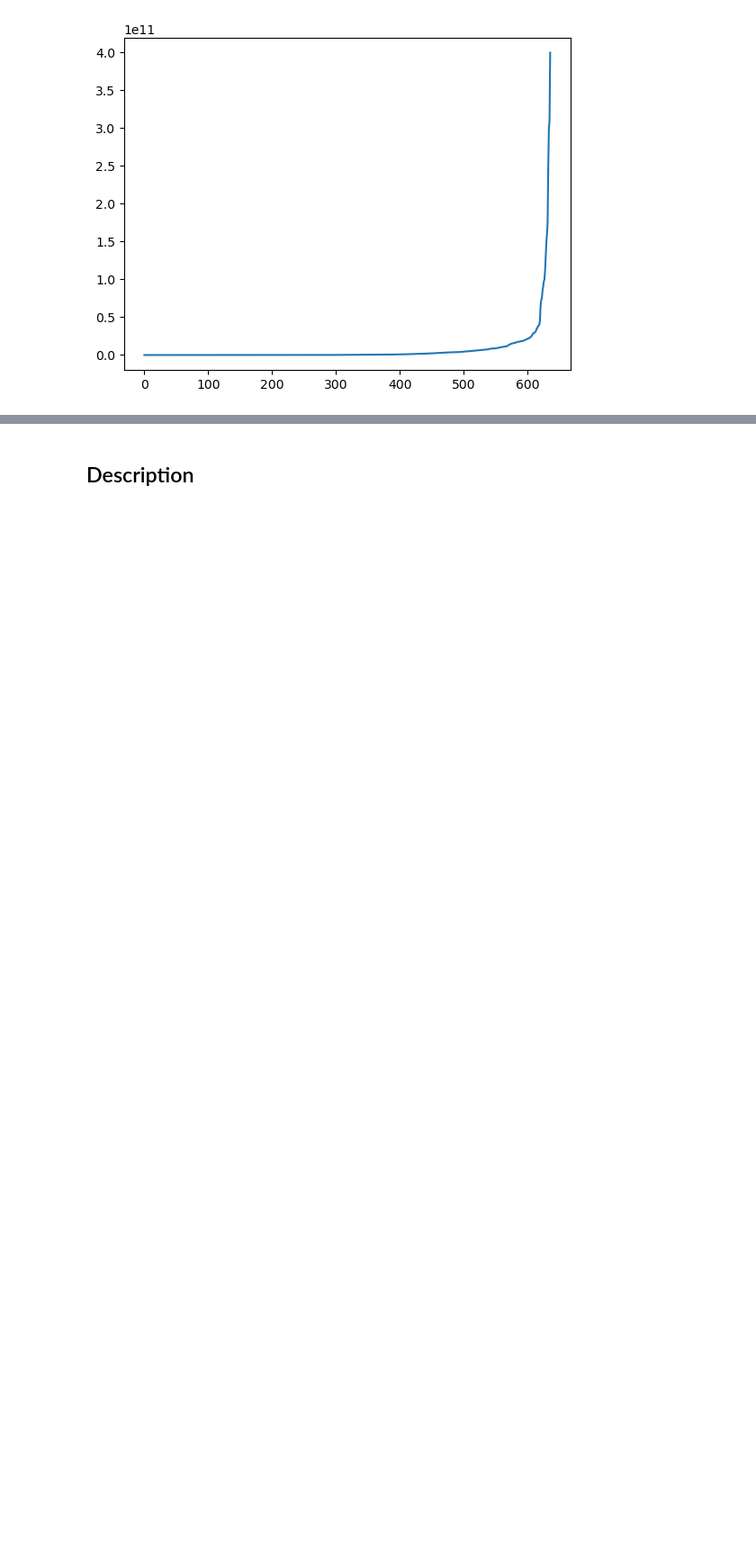
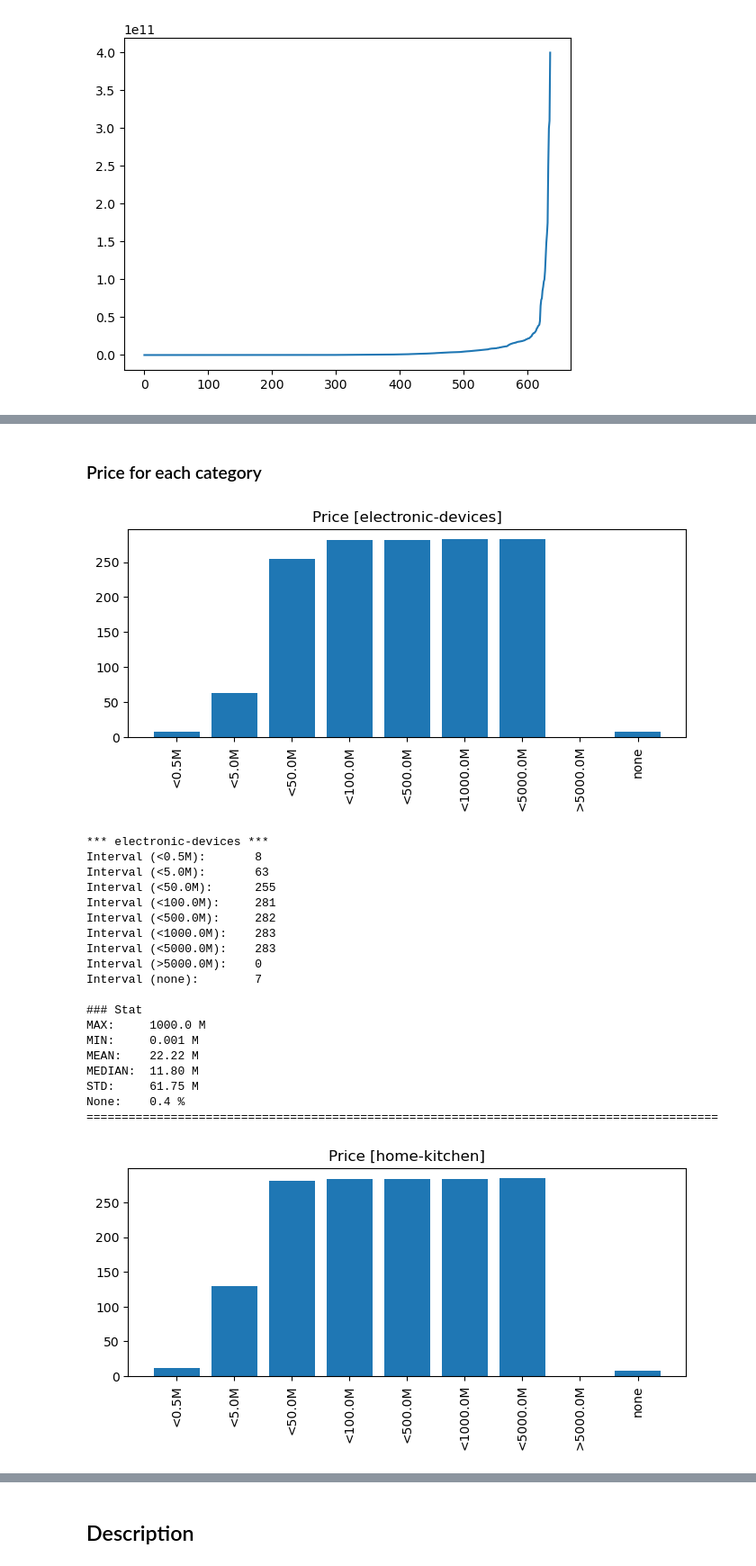
Before and after one commit to MMovasaghi/mlsd_ad_classification, a Jupyter notebook: code/EDA.ipynb, the cells around one changed output, grey strips where cells are left out. Shown at 90% size. Saved outputs shown, nothing was run; the diff lists cells and outputs as text; code cells hidden in the pictures; blank space fills up the shorter version.

```diff
--- a/code/EDA.ipynb
+++ b/code/EDA.ipynb
@@ -87,6 +87,8 @@ df
 df.to_csv("./../data/normalized_raw_data.csv", index=False)
 # %% [markdown]
 ## Analizing
+# %%
+df = pd.read_csv("./../data/normalized_raw_data.csv")
 # %%
 cat = {1:{}, 2:{}, 3:{}}
 cat[1] = {f"{c}":0 for c in np.unique(list(df["cat1"]))}
@@ -140,6 +146,7 @@ plt.bar(range(len(p_price_interval)), price, align='center')
 plt.xticks(range(len(p_price_interval)), p_price_interval, rotation='vertical')
 plt.show()
 
-list(zip(p_price_interval, price))
+for t, n in zip(p_price_interval, price):
+        print(f'Interval ({t}): \t{n}')
 # %% [output]
 [figure]
@@ -167,0 +178,64 @@ STD:     22528.20 M
+# %% [markdown]
+### Price for each category
+# %%
+def price_dist(category):
+    price = [0,0,0,0,0,0,0,0,0]
+    million = 1_000_000
+    price_interval = [500_000, 5_000_000, 50_000_000, 100_000_000, 500_000_000, 1_000_000_000, 5_000_000_000]
+    for p in df[df['cat1'] == category]["price"]:
+        for i, interval in enumerate(price_interval):
+            if p <= interval:
+                if p == -1:
+                    price[-1] += 1
+                else:
+                    price[i] += 1
+            if p > price_interval[-1]:
+                price[-2] += 1
+
+    plt.figure(figsize=(8,3))
+    p_price_interval = [f"<{c/million}M" for c in price_interval]
+    p_price_interval.append(f'>{price_interval[-1]/million}M')
+    p_price_interval.append('none')
+    plt.title(f"Price [{category}]")
+    plt.bar(range(len(p_price_interval)), price, align='center')
+    plt.xticks(range(len(p_price_interval)), p_price_interval, rotation='vertical')
+    plt.show()
+
+    print(f'*** {category} ***')
+    for t, n in zip(p_price_interval, price):
+        print(f'Interval ({t}): \t{n}')
+# %%
+for cat in np.unique(df['cat1']):
+    price_dist(category=cat)
+    print("\n### Stat")
+    price_list = df[(df["cat1"] == cat) & (df["price"] != -1)]["price"]
+    print(f"MAX:\t {np.max(price_list)/million} M")
+    print(f"MIN:\t {np.min(price_list)/million:.3f} M")
+    print(f"MEAN:\t {np.mean(price_list)/million:.2f} M")
+    print(f"MEDIAN:\t {np.median(price_list)/million:.2f} M")
+    print(f"STD:\t {np.std(price_list)/million:.2f} M")
+    none_number = len(df[(df["cat1"] == cat) & (df["price"] == -1)])
+    print(f"None:\t {(none_number/len(price_list))*100:.1f} %")
+    print("="*90)
+# %% [output]
+[figure, added]
+*** electronic-devices ***
+Interval (<0.5M):       8
+Interval (<5.0M):       63
+Interval (<50.0M):      255
+Interval (<100.0M):     281
+Interval (<500.0M):     282
+Interval (<1000.0M):    283
+Interval (<5000.0M):    283
+Interval (>5000.0M):    0
+Interval (none):        7
+
+### Stat
+MAX:     1000.0 M
+MIN:     0.001 M
+MEAN:    22.22 M
+MEDIAN:  11.80 M
+STD:     61.75 M
+None:    0.4 %
+==========================================================================================
+[figure, added]
```
Also changed, not shown: parts of 22 cells of this notebook, 15 other files.
